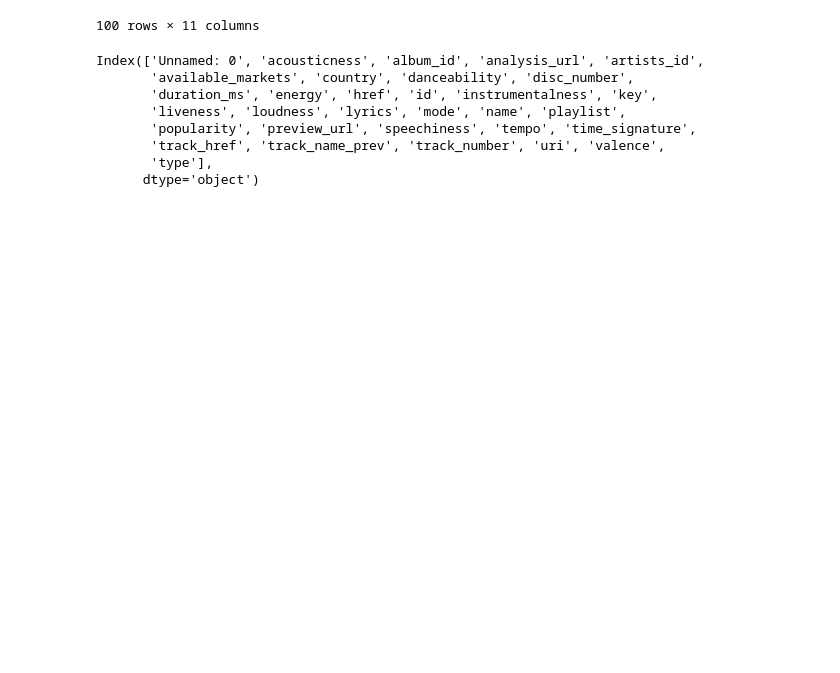
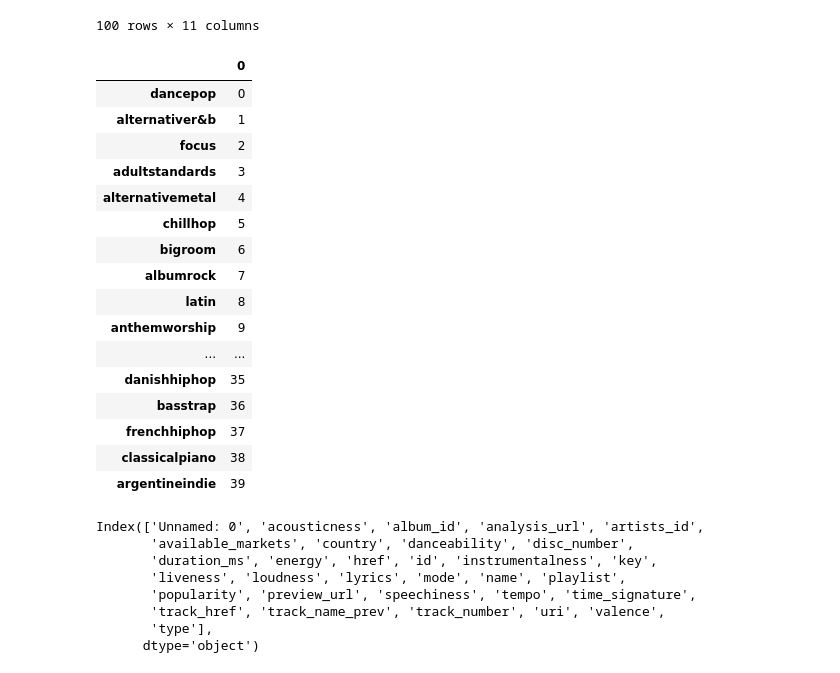
Before and after one commit to johannesgl4d0s/ml_knn, a Jupyter notebook: Spotify_KNN_Workflow.ipynb, the cells around one changed output. Cells and saved outputs as stored; diff of their text form; code cells hidden in the pictures; blank space fills up the shorter version.

```diff
--- a/Spotify_KNN_Workflow.ipynb
+++ b/Spotify_KNN_Workflow.ipynb
@@ -61,6 +63,26 @@ df_artists.head(100)
 | 256 | 256 | 55 | 80107 | anthemworship,ccm,christianmusic,... | 1vaOLxWPpsv5LVsSHBy9tF | Jason Upton | 6tZ1vMQc957RRrNTjuQ4RJ | track_32 | ... |
 | 259 | 259 | 57 | 231467 | christianhiphop,christiantrap | 12H1Dmi64fAmmARrsyVFzy | Trip Lee | 3D3bIixHWgOXp3yMnOPQIS | track_20 | ... |
 100 rows × 11 columns
+# %%
+pd.DataFrame.from_dict(labels, orient='index')
+# %% [output]
+|  | 0 |
+| dancepop | 0 |
+| alternativer&b | 1 |
+| focus | 2 |
+| adultstandards | 3 |
+| alternativemetal | 4 |
+| chillhop | 5 |
+| bigroom | 6 |
+| albumrock | 7 |
+| latin | 8 |
+| anthemworship | 9 |
+| ... | ... |
+| danishhiphop | 35 |
+| basstrap | 36 |
+| frenchhiphop | 37 |
+| classicalpiano | 38 |
+| argentineindie | 39 |
 # %%
 def get_tracks_data(path):
     df_tracks = pd.read_csv(path)
```
Also changed, not shown: parts of 11 cells of this notebook, 3 other files.
